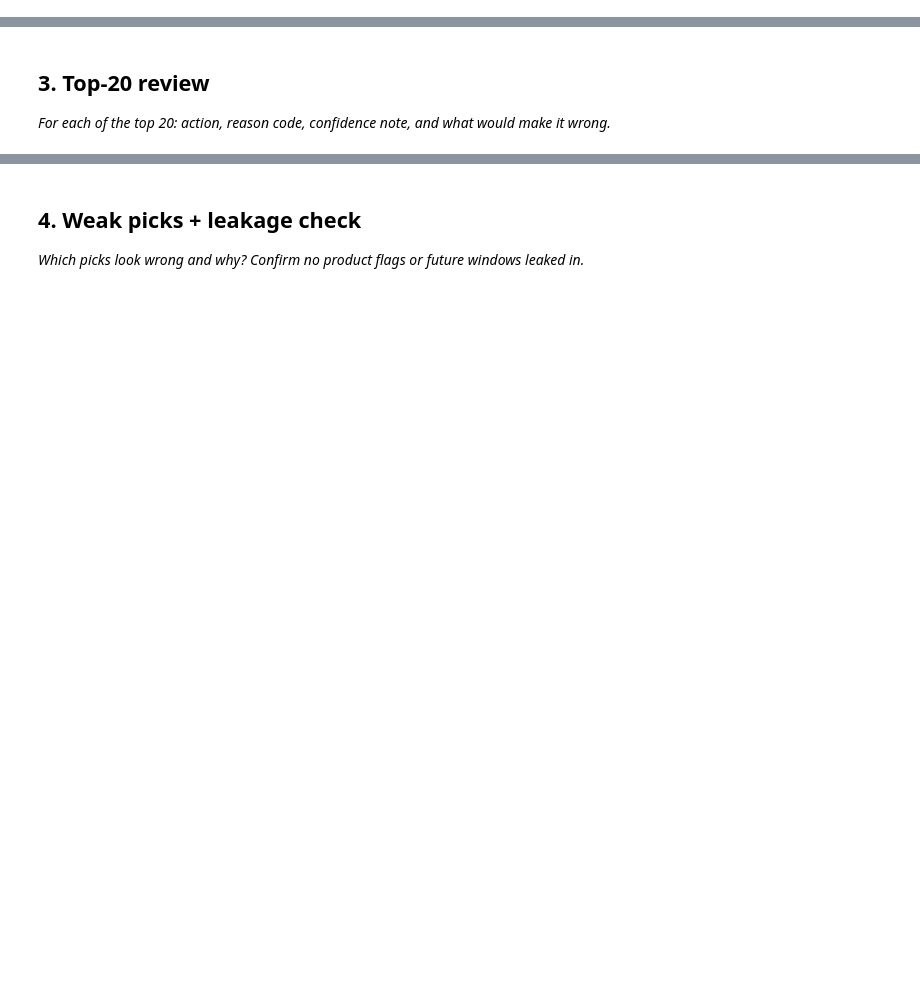
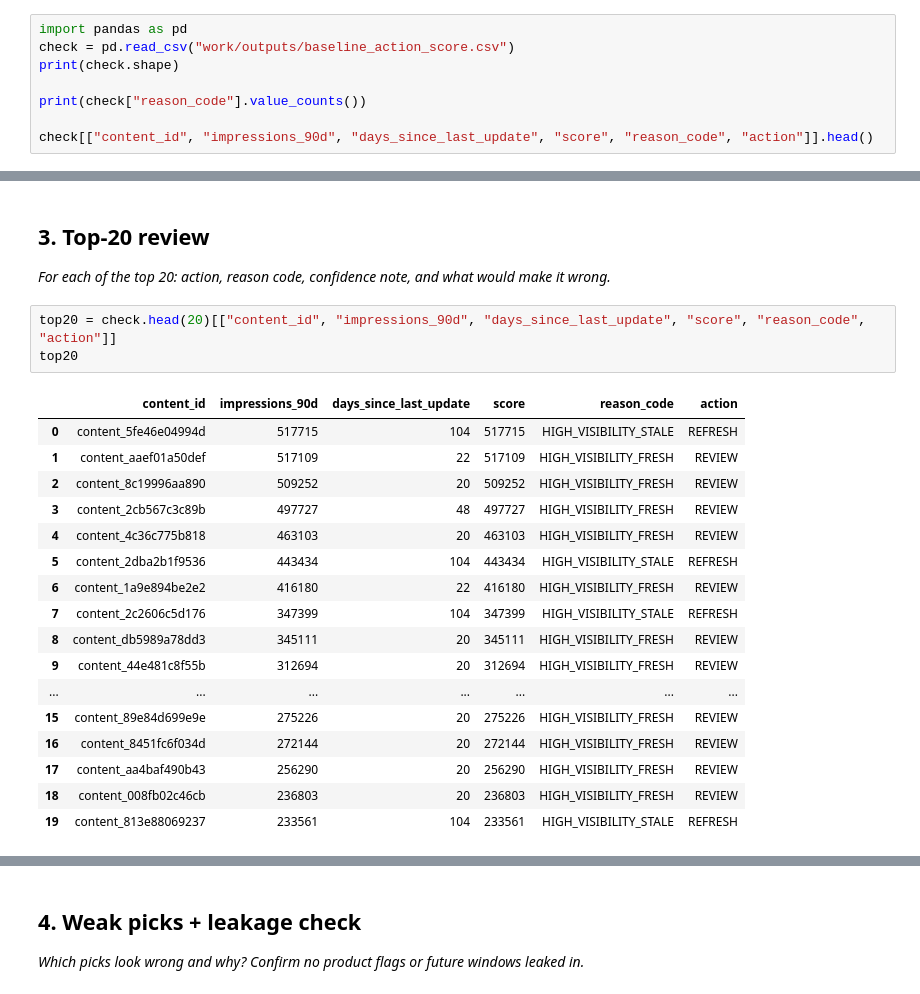
Before and after one commit to Ayesha-Shahzadkhan/flyrank-assignment1, a Jupyter notebook: work/notebooks/w04_baseline_score.ipynb, the cells around one changed output, grey strips where cells are left out. Saved outputs shown, nothing was run; the diff lists cells and outputs as text; blank space fills up the shorter version.

```diff
--- a/work/notebooks/w04_baseline_score.ipynb
+++ b/work/notebooks/w04_baseline_score.ipynb
@@ -175,0 +212,8 @@ Higher visibility (impressions) correlates with a meaningfully higher decline ra
+# %%
+import pandas as pd
+check = pd.read_csv("work/outputs/baseline_action_score.csv")
+print(check.shape)
+
+print(check["reason_code"].value_counts())
+
+check[["content_id", "impressions_90d", "days_since_last_update", "score", "reason_code", "action"]].head()
@@ -177,3 +234,24 @@ Higher visibility (impressions) correlates with a meaningfully higher decline ra
 ## 3. Top-20 review
 
 *For each of the top 20: action, reason code, confidence note, and what would make it wrong.*
+# %%
+top20 = check.head(20)[["content_id", "impressions_90d", "days_since_last_update", "score", "reason_code", "action"]]
+top20
+# %% [output]
+|  | content_id | impressions_90d | days_since_last_update | score | reason_code | action |
+| 0 | content_5fe46e04994d | 517715 | 104 | 517715 | HIGH_VISIBILITY_STALE | REFRESH |
+| 1 | content_aaef01a50def | 517109 | 22 | 517109 | HIGH_VISIBILITY_FRESH | REVIEW |
+| 2 | content_8c19996aa890 | 509252 | 20 | 509252 | HIGH_VISIBILITY_FRESH | REVIEW |
+| 3 | content_2cb567c3c89b | 497727 | 48 | 497727 | HIGH_VISIBILITY_FRESH | REVIEW |
+| 4 | content_4c36c775b818 | 463103 | 20 | 463103 | HIGH_VISIBILITY_FRESH | REVIEW |
+| 5 | content_2dba2b1f9536 | 443434 | 104 | 443434 | HIGH_VISIBILITY_STALE | REFRESH |
+| 6 | content_1a9e894be2e2 | 416180 | 22 | 416180 | HIGH_VISIBILITY_FRESH | REVIEW |
+| 7 | content_2c2606c5d176 | 347399 | 104 | 347399 | HIGH_VISIBILITY_STALE | REFRESH |
+| 8 | content_db5989a78dd3 | 345111 | 20 | 345111 | HIGH_VISIBILITY_FRESH | REVIEW |
+| 9 | content_44e481c8f55b | 312694 | 20 | 312694 | HIGH_VISIBILITY_FRESH | REVIEW |
+| ... | ... | ... | ... | ... | ... | ... |
+| 15 | content_89e84d699e9e | 275226 | 20 | 275226 | HIGH_VISIBILITY_FRESH | REVIEW |
+| 16 | content_8451fc6f034d | 272144 | 20 | 272144 | HIGH_VISIBILITY_FRESH | REVIEW |
+| 17 | content_aa4baf490b43 | 256290 | 20 | 256290 | HIGH_VISIBILITY_FRESH | REVIEW |
+| 18 | content_008fb02c46cb | 236803 | 20 | 236803 | HIGH_VISIBILITY_FRESH | REVIEW |
+| 19 | content_813e88069237 | 233561 | 104 | 233561 | HIGH_VISIBILITY_STALE | REFRESH |
```
Also changed, not shown: parts of 11 cells of this notebook.
